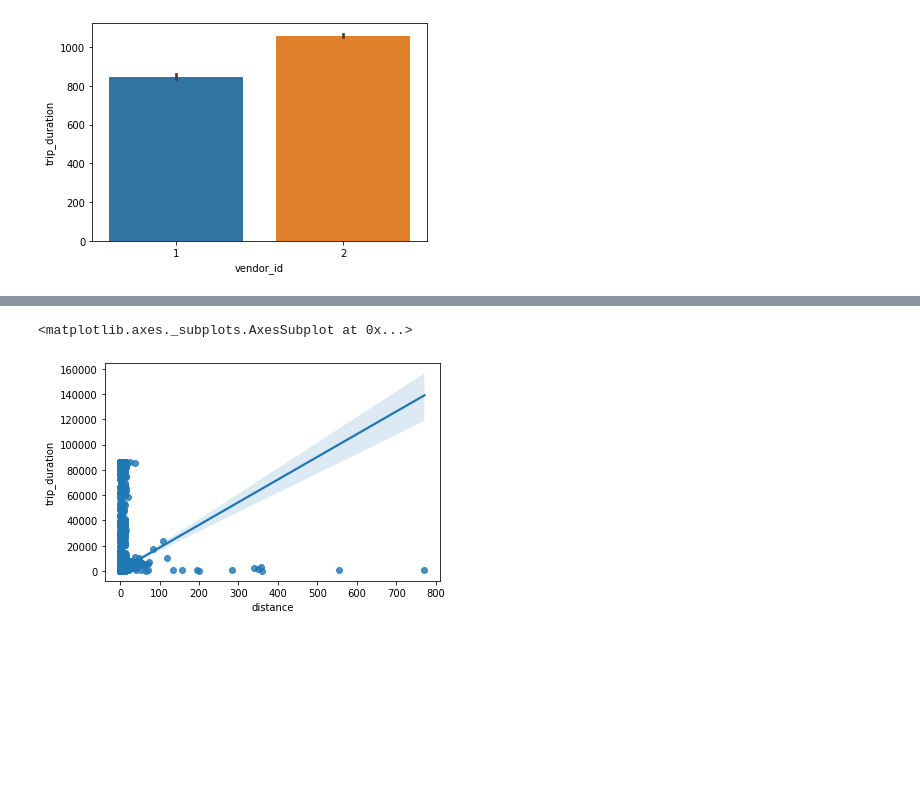
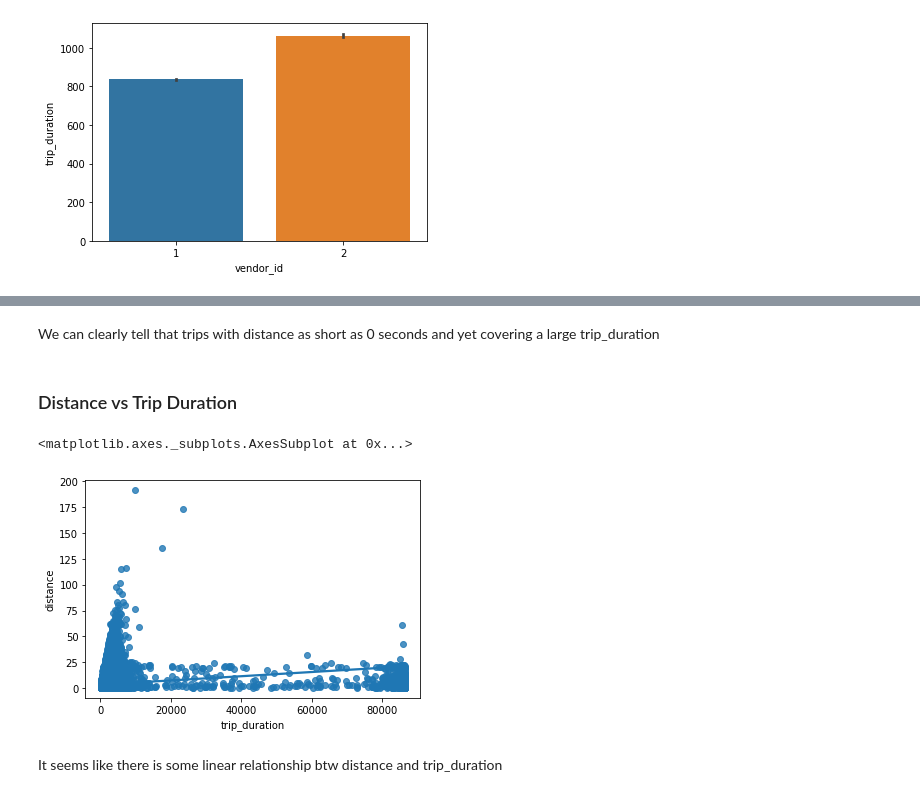
Before and after one commit to rubeshajith/NYC-taxi-trip-time-prediction, a Jupyter notebook: NYC_Taxi_Trip_Time_Prediction_Capstone_Project.ipynb, the cells around one changed output, grey strips where cells are left out. Cells and saved outputs as stored; diff of their text form; code cells hidden in the pictures; blank space fills up the shorter version.

```diff
--- a/NYC_Taxi_Trip_Time_Prediction_Capstone_Project.ipynb
+++ b/NYC_Taxi_Trip_Time_Prediction_Capstone_Project.ipynb
@@ -150,0 +146,13 @@ df["distance"] = df.apply(lambda x : cal_distance(x["pickup_latitude"],x["pickup
+# %%
+# Function to convert time of a day to certain period of the day
+def time_of_the_day(x):
+  '''Function to extract certain time
+  of the day'''
+  if x in range(6,12):
+    return "Morning"
+  elif x in range(12,16):
+    return "Afternoon"
+  elif x in range(16,22):
+    return "Evening"
+  else:
+    return "Night"
@@ -150,0 +163,12 @@ df["distance"] = df.apply(lambda x : cal_distance(x["pickup_latitude"],x["pickup
+# %%
+# Importing required package to calculate distances
+from geopy.distance import great_circle
+def cal_distance(pickup_latitude,pickup_logitude,dropoff_latitude,dropoff_longitude):
+
+  '''Calculates distance with help of longitute
+  and latitude features and return values of distance
+  in kilometer'''
+
+  start_coordinates = (pickup_latitude, pickup_logitude)
+  stop_coordinates = (dropoff_latitude,dropoff_longitude)
+  return great_circle(start_coordinates, stop_coordinates).km
@@ -150,0 +182,3 @@ df["distance"] = df.apply(lambda x : cal_distance(x["pickup_latitude"],x["pickup
+# %%
+# Creating speed variable using distance and duration variables, speed variable units in km/hr
+df['speed'] = (df.distance/(df.trip_duration/3600))
@@ -392,0 +463,6 @@ Text(0.5, 1.0, 'Dropoff_monthy vs Count')
+# %%
+# Selecting data where speed is less than or equal to 104 km/hr and plotting again
+df = df[df['speed'] <= 104]
+plt.figure(figsize = (20,5))
+sns.boxplot(df.speed)
+plt.show()
@@ -434,5 +605,11 @@ sns.catplot(x="store_and_fwd_flag",y="trip_duration",data=df, kind="strip")
+# %% [markdown]
+We can clearly tell that trips with distance as short as 0 seconds and yet covering a large trip_duration
+# %% [markdown]
+### Distance vs Trip Duration
 # %%
-sns.regplot(x= "distance", y="trip_duration", data=df)
+sns.regplot(x= "trip_duration", y="distance", data=df)
 # %% [output]
 <matplotlib.axes._subplots.AxesSubplot at 0x...>
-[figure, old version]
+[figure, new version]
+# %% [markdown]
+It seems like there is some linear relationship btw distance and trip_duration
```
Also changed, not shown: parts of 125 cells of this notebook.
